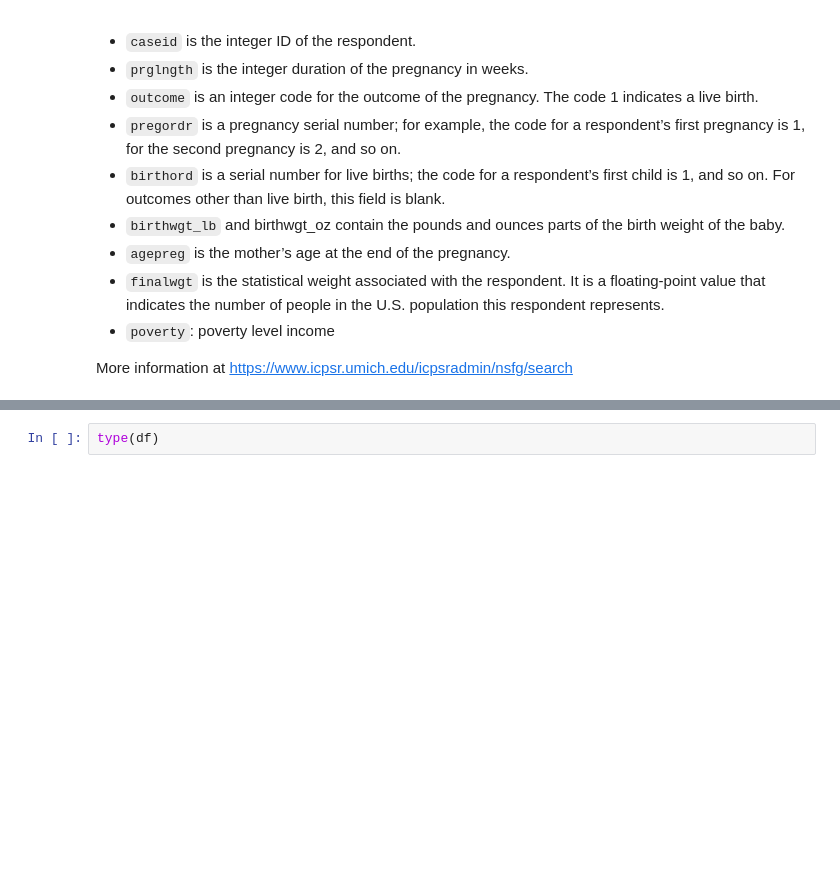
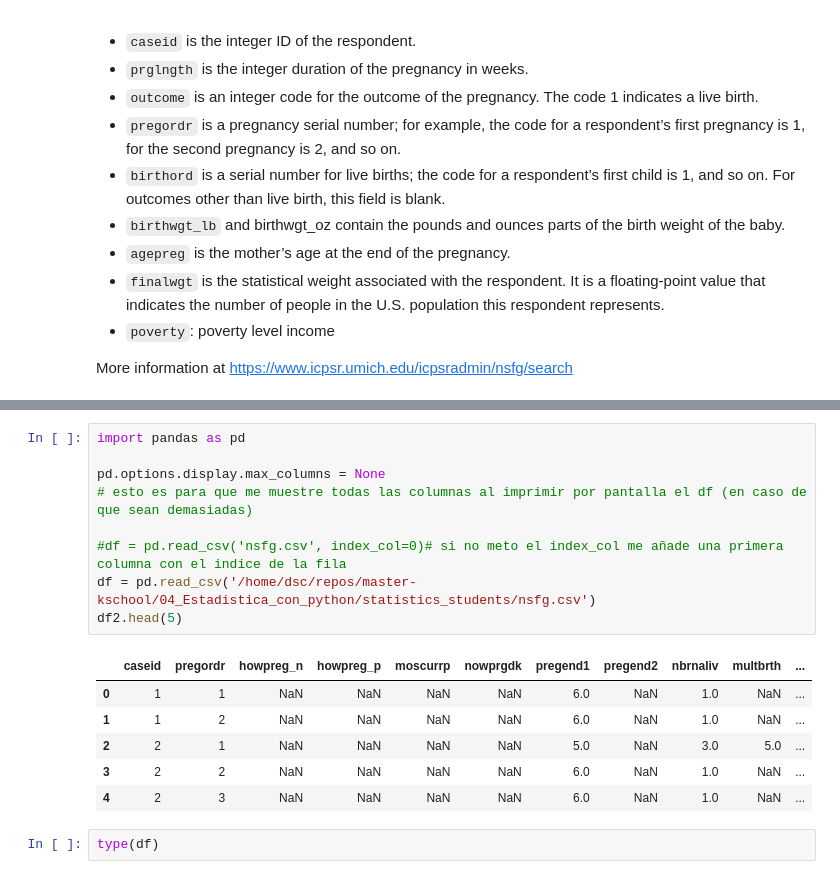
Before and after one commit to robertomanzanolopez/master-kschool, a Jupyter notebook: 04_Estadistica_con_python/03-statistics_with_Python_new.ipynb, the cells around one changed output, grey strips where cells are left out. Cells and saved outputs as stored; diff of their text form; blank space fills up the shorter version.

```diff
--- a/04_Estadistica_con_python/03-statistics_with_Python_new.ipynb
+++ b/04_Estadistica_con_python/03-statistics_with_Python_new.ipynb
@@ -42,3 +31,19 @@ df.head(5)
+# %%
+import pandas as pd
+
+pd.options.display.max_columns = None
+# esto es para que me muestre todas las columnas al imprimir por pantalla el df (en caso de que sean demasiadas)
+
+#df = pd.read_csv('nsfg.csv', index_col=0)# si no meto el index_col me añade una primera columna con el indice de la fila
+df = pd.read_csv('/home/dsc/repos/master-kschool/04_Estadistica_con_python/statistics_students/nsfg.csv')
+df2.head(5)
+# %% [output]
+|  | caseid | pregordr | howpreg_n | howpreg_p | moscurrp | nowprgdk | pregend1 | pregend2 | nbrnaliv | multbrth | ... |
+| 0 | 1 | 1 | NaN | NaN | NaN | NaN | 6.0 | NaN | 1.0 | NaN | ... |
+| 1 | 1 | 2 | NaN | NaN | NaN | NaN | 6.0 | NaN | 1.0 | NaN | ... |
+| 2 | 2 | 1 | NaN | NaN | NaN | NaN | 5.0 | NaN | 3.0 | 5.0 | ... |
+| 3 | 2 | 2 | NaN | NaN | NaN | NaN | 6.0 | NaN | 1.0 | NaN | ... |
+| 4 | 2 | 3 | NaN | NaN | NaN | NaN | 6.0 | NaN | 1.0 | NaN | ... |
 # %%
 type(df)
 # %% [output]
```
Also changed, not shown: parts of 2 cells of this notebook.
